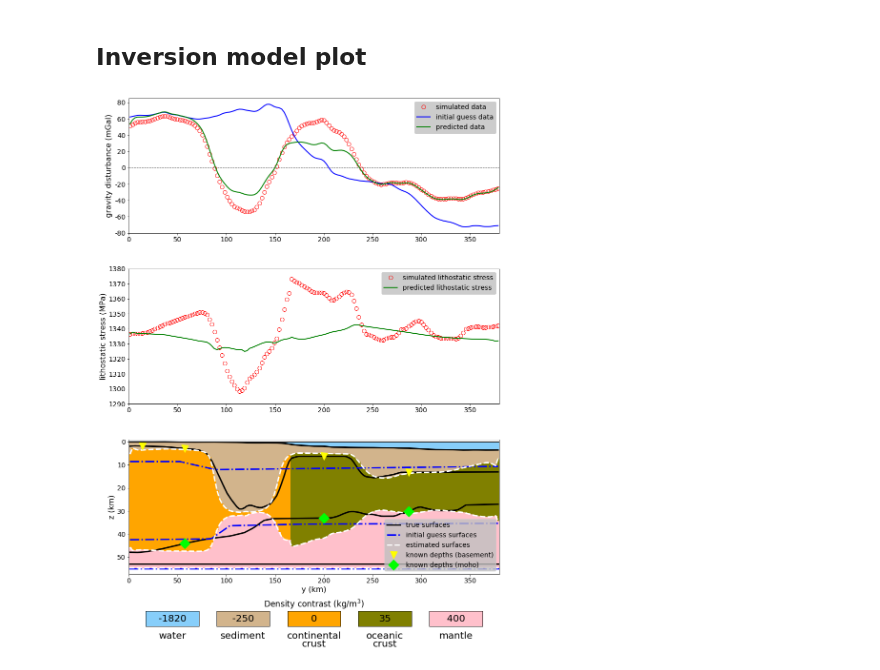
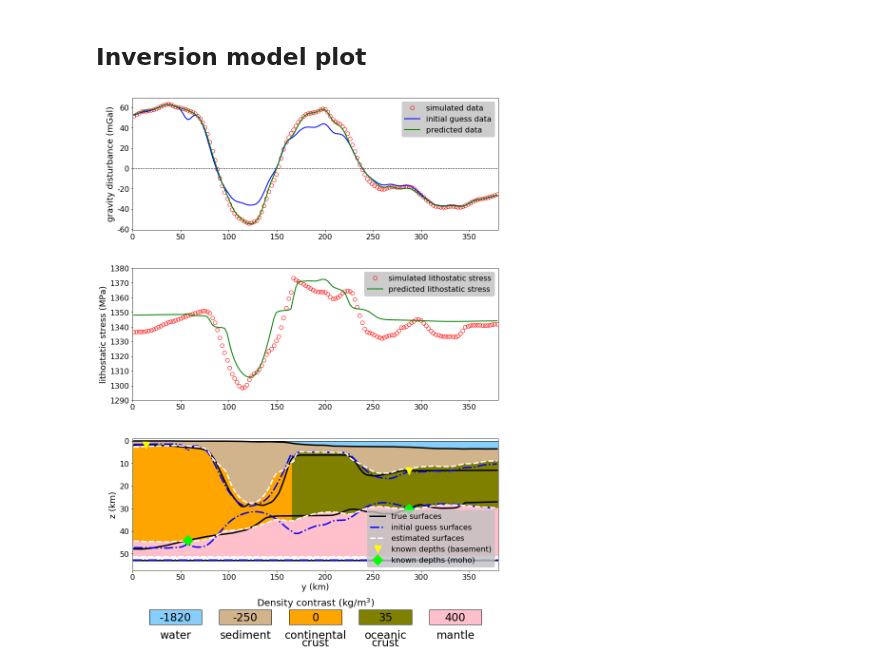
Before and after one commit to pinga-lab/paper-isostatic-grav2D, a Jupyter notebook: code/B-model-rifted-margin-model-(figures).ipynb, the cells around one changed output. Cells and saved outputs as stored; diff of their text form; code cells hidden in the pictures.

```diff
--- a/code/B-model-rifted-margin-model-(figures).ipynb
+++ b/code/B-model-rifted-margin-model-(figures).ipynb
@@ -148,12 +148,12 @@ ini_RM = S0 + ini_dS0
 # %%
 # Known values: basement and moho surfaces
 
-base_known = np.loadtxt('../data/B-model-rifted-margin-basement-known-depths.txt', ndmin=2)
+base_known = np.loadtxt('../data/B-model-rifted-margin-basement-known-depths-2pts.txt', ndmin=2)
 #base_known = np.loadtxt('../data/B-model-rifted-margin-basement-more-known-depths.txt', ndmin=2)
 #base_known_new = np.loadtxt('../data/B-model-rifted-margin-basement-new-known-depths.txt', ndmin=2)
 #base_known_old = np.loadtxt('../data/B-model-rifted-margin-basement-known-depths.txt', ndmin=2)
 
-moho_known = np.loadtxt('../data/B-model-rifted-margin-moho-known-depths.txt', ndmin=2)
+moho_known = np.loadtxt('../data/B-model-rifted-margin-moho-known-depths-2pts.txt', ndmin=2)
 # %% [markdown]
 ## Initial guess data
 # %%
@@ -161,8 +161,8 @@ g0 = np.reshape(np.loadtxt('../data/B-model-rifted-margin-initial-guess-gravity-
 # %% [markdown]
 ## Inversion model
 # %%
-g = np.reshape(np.loadtxt('../data/B-model-rifted-margin-predicted-gravity-data-alphas_-10(3)_-7(1)_-6(2)_-7(1)_-6(2).txt'),(n,1))
-p = np.reshape(np.loadtxt('../data/B-model-rifted-margin-parameter-vector-alphas_-10(3)_-7(1)_-6(2)_-7(1)_-6(2).txt'),(2*n+1,1))
+g = np.reshape(np.loadtxt('../data/B-model-rifted-margin-predicted-gravity-data-alphas_-10(3)_-7(1)_-6(2)_-7(1)_-6(2)-2pts.txt'),(n,1))
+p = np.reshape(np.loadtxt('../data/B-model-rifted-margin-parameter-vector-alphas_-10(3)_-7(1)_-6(2)_-7(1)_-6(2)-2pts.txt'),(2*n+1,1))
 # %% [raw]
 g = np.reshape(np.loadtxt('../data/B-model-rifted-margin-predicted-gravity-data-alphas_-10(3)_-7(1)_-6(2)_-7(1)_-6(2)_more-known-depths.txt'),(n,1))
 p = np.reshape(np.loadtxt('../data/B-model-rifted-margin-parameter-vector-alphas_-10(3)_-7(1)_-6(2)_-7(1)_-6(2)_more-known-depths.txt'),(2*n+1,1))
@@ -180,3 +172,11 @@ p = np.reshape(np.loadtxt('../data/B-model-rifted-margin-parameter-vector-alphas
+# %%
+g0 = g.copy()
+ini_basement = tw + ts0 + p[0:n]
+ini_moho = S0 - p[n:n+n]
+ini_dS0 = p[n+n]
+# %%
+g = np.reshape(np.loadtxt('../data/B-model-rifted-margin-predicted-gravity-data-alphas_-10(3)_-7(1)_-6(2)_-7(1)_-6(2)-sgm_18-2pts.txt'),(n,1))
+p = np.reshape(np.loadtxt('../data/B-model-rifted-margin-parameter-vector-alphas_-10(3)_-7(1)_-6(2)_-7(1)_-6(2)-sgm_18-2pts.txt'),(2*n+1,1))
 # %% [raw]
 g = np.reshape(np.loadtxt('../data/B-model-rifted-margin-predicted-gravity-data-alphas_-10(3)_-7(1)_-6(2)_-7(1)_-6(2)-sgm_11_more-known-depths.txt'),(n,1))
 p = np.reshape(np.loadtxt('../data/B-model-rifted-margin-parameter-vector-alphas_-10(3)_-7(1)_-6(2)_-7(1)_-6(2)-sgm_11_more-known-depths.txt'),(2*n+1,1))
@@ -259,19 +259,19 @@ ax1.plot(0.001*yc, gsyn, 'or', mfc='none', markersize=8, label='simulated data')
 ax1.plot(0.001*yc, g0, '-b', linewidth=2, label='initial guess data')
 ax1.plot(0.001*yc, g, '-g', linewidth=2, label='predicted data')
 ax1.set_xlim(0.001*ymin, 0.001*ymax)
-ax1.set_ylabel('gravity disturbance (mGal)', fontsize=16)
-ax1.set_xticklabels(['%g'% (l) for l in ax1.get_xticks()], fontsize=14)
-ax1.set_yticklabels(['%g'% (l) for l in ax1.get_yticks()], fontsize=14)
-ax1.legend(loc='best', fontsize=14, facecolor='silver')
+ax1.set_ylabel('gravity disturbance (mGal)', fontsize=18)
+ax1.set_xticklabels(['%g'% (l) for l in ax1.get_xticks()], fontsize=16)
+ax1.set_yticklabels(['%g'% (l) for l in ax1.get_yticks()], fontsize=16)
+ax1.legend(loc='best', fontsize=16, facecolor='silver')
 
 ax2.plot(0.001*yc, sgm_true, 'or', mfc='none', markersize=8, label='simulated lithostatic stress')
 ax2.plot(0.001*yc, sgm, '-g', linewidth=2, label='predicted lithostatic stress')
 ax2.set_xlim(0.001*ymin, 0.001*ymax)
 ax2.set_ylim(1290,1380)
-ax2.set_ylabel('lithostatic stress (MPa)', fontsize=16)
-ax2.set_xticklabels(['%g'% (l) for l in ax2.get_xticks()], fontsize=14)
-ax2.set_yticklabels(['%g'% (l) for l in ax2.get_yticks()], fontsize=14)
-ax2.legend(loc='best', fontsize=14, facecolor='silver')
+ax2.set_ylabel('lithostatic stress (MPa)', fontsize=18)
+ax2.set_xticklabels(['%g'% (l) for l in ax2.get_xticks()], fontsize=16)
+ax2.set_yticklabels(['%g'% (l) for l in ax2.get_yticks()], fontsize=16)
+ax2.legend(loc='best', fontsize=16, facecolor='silver')
 
 ax3.axhline(y=0.0, xmin=ymin, xmax=ymax, color='k', linestyle='-', linewidth=1)
 aux = yc <= COT
@@ -337,14 +337,14 @@ ax3.plot(moho_known[:,0], moho_known[:,1], 'D', color = 'lime', markersize=15, l
 #ax3.set_ylim((S0+p[n+n]), zmin)
 ax3.set_ylim((57500.0), zmin)
 ax3.set_xlim(ymin, ymax)
-ax3.set_xlabel('y (km)', fontsize=16)
-ax3.set_ylabel('z (km)', fontsize=16)
-ax3.set_xticklabels(['%g'% (0.001*l) for l in ax3.get_xticks()], fontsize=14)
-ax3.set_yticklabels(['%g'% (0.001*l) for l in ax3.get_yticks()], fontsize=14)
-ax3.legend(loc='lower right', fontsize=14, facecolor='silver')
+ax3.set_xlabel('y (km)', fontsize=18)
+ax3.set_ylabel('z (km)', fontsize=18)
+ax3.set_xticklabels(['%g'% (0.001*l) for l in ax3.get_xticks()], fontsize=16)
+ax3.set_yticklabels(['%g'% (0.001*l) for l in ax3.get_yticks()], fontsize=16)
+ax3.legend(loc='lower right', fontsize=16, facecolor='silver')
 
 X, Y = fig.get_dpi()*fig.get_size_inches()
-plt.title('Density contrast (kg/m$^{3}$)', fontsize=17)
+plt.title('Density contrast (kg/m$^{3}$)', fontsize=20)
 #plt.title('Density (kg/m$^{3}$)', fontsize=17)
 ax4.axis('off')
 
@@ -358,36 +358,37 @@ nrows = 1
 h = Y / nrows
 w = X / (ncols + 1)
 
 i=ncols-1
 for color, density, layers1, layers2 in zip(colors_list, density_list, layers_list1, layers_list2):
     col = i // nrows
     row = i % nrows
     x = X - (col*w) - w
 
     yi_line = Y
     yf_line = Y - Y*0.15
     yi_text1 = Y - Y*0.2
     yi_text2 = Y - Y*0.28
     yi_text3 = Y - Y*0.08
 
     i-=1
     poly = Polygon(np.array([[x, x+w*0.75, x+w*0.75, x], [yi_line, yi_line, yf_line, yf_line]]).T)
     tmpx = [x for x in poly.x]
     tmpx.append(poly.x[0])
     tmpy = [y for y in poly.y]
     tmpy.append(poly.y[0])
     ax4.plot(tmpx, tmpy, linestyle='-', color='k', linewidth=1)
     ax4.fill(tmpx, tmpy, color=color)
-    ax4.text(x+w*0.375, yi_text1, layers1, fontsize=(w*0.14), horizontalalignment='center', verticalalignment='top')
-    ax4.text(x+w*0.375, yi_text2, layers2, fontsize=(w*0.14), horizontalalignment='center', verticalalignment='top')
-    ax4.text(x+w*0.375, yi_text3, density, color = 'k', fontsize=(w*0.14), horizontalalignment='center', verticalalignment='center')
+    ax4.text(x+w*0.375, yi_text1, layers1, fontsize=(w*0.16), horizontalalignment='center', verticalalignment='top')
+    ax4.text(x+w*0.375, yi_text2, layers2, fontsize=(w*0.16), horizontalalignment='center', verticalalignment='top')
+    ax4.text(x+w*0.375, yi_text3, density, color = 'k', fontsize=(w*0.16), horizontalalignment='center', verticalalignment='center')
 
 plt.tight_layout()
-#mpl.savefig('../manuscript/figures/B-model-rifted-margin-grafics-estimated-model-alphas_3_X_X_X_X.png', dpi='figure', bbox_inches='tight')
-#mpl.savefig('../manuscript/figures/B-model-rifted-margin-grafics-estimated-model-alphas_3_1_2_1_2-sgm_1.png', dpi='figure', bbox_inches='tight')
+#plt.savefig('../manuscript/figures/B-model-rifted-margin-grafics-estimated-model-alphas_X_1_2_1_2-2pts-dpi300.png', dpi=300, bbox_inches='tight')
+#plt.savefig('../manuscript/figures/B-model-rifted-margin-grafics-estimated-model-alphas_3_1_2_1_2-2pts-dpi300.png', dpi=300, bbox_inches='tight')
+plt.savefig('../manuscript/figures/B-model-rifted-margin-grafics-estimated-model-alphas_3_1_2_1_2-sgm_18-2pts-dpi300.png', dpi=300, bbox_inches='tight')
 #mpl.savefig('../manuscript/figures/B-model-rifted-margin-grafics-estimated-model-alphas_3_1_2_1_2_more-known-depths.png', dpi='figure', bbox_inches='tight')
 #mpl.savefig('../manuscript/figures/B-model-rifted-margin-grafics-estimated-model-alphas_3_1_2_1_2-sgm_11_more-known-depths.png', dpi='figure', bbox_inches='tight')
 
 plt.show()
 # %% [output]
-[figure, old version]
+[figure, new version]
```
Also changed, not shown: parts of 4 cells of this notebook, 24 other files.
